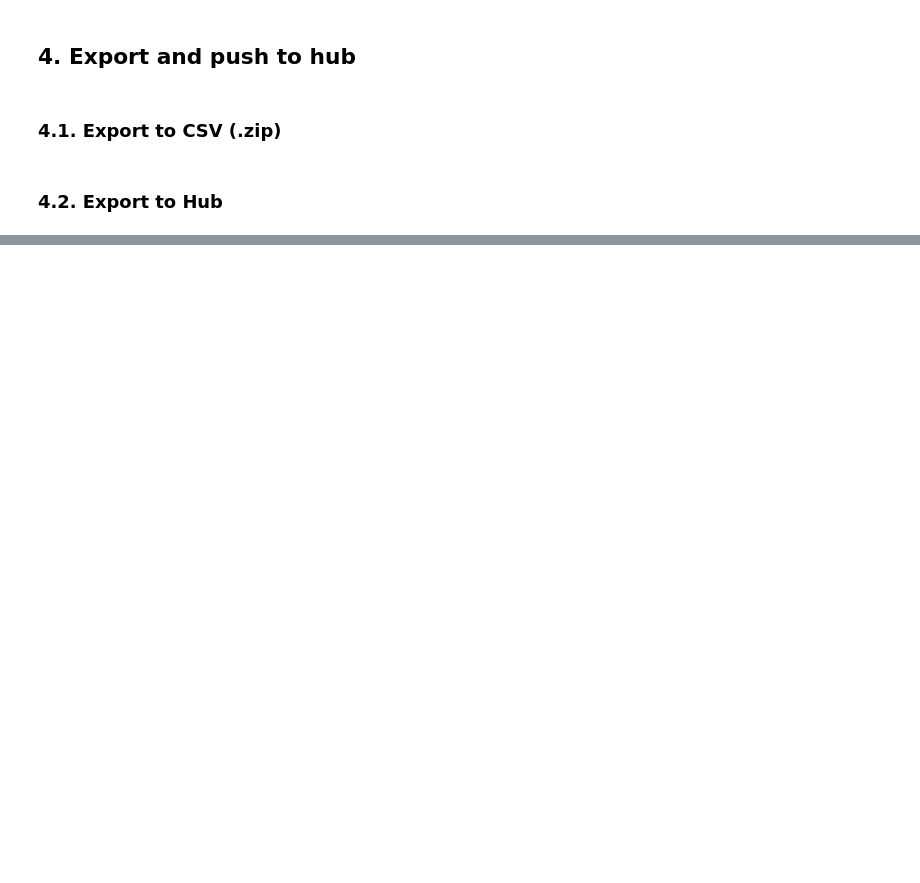
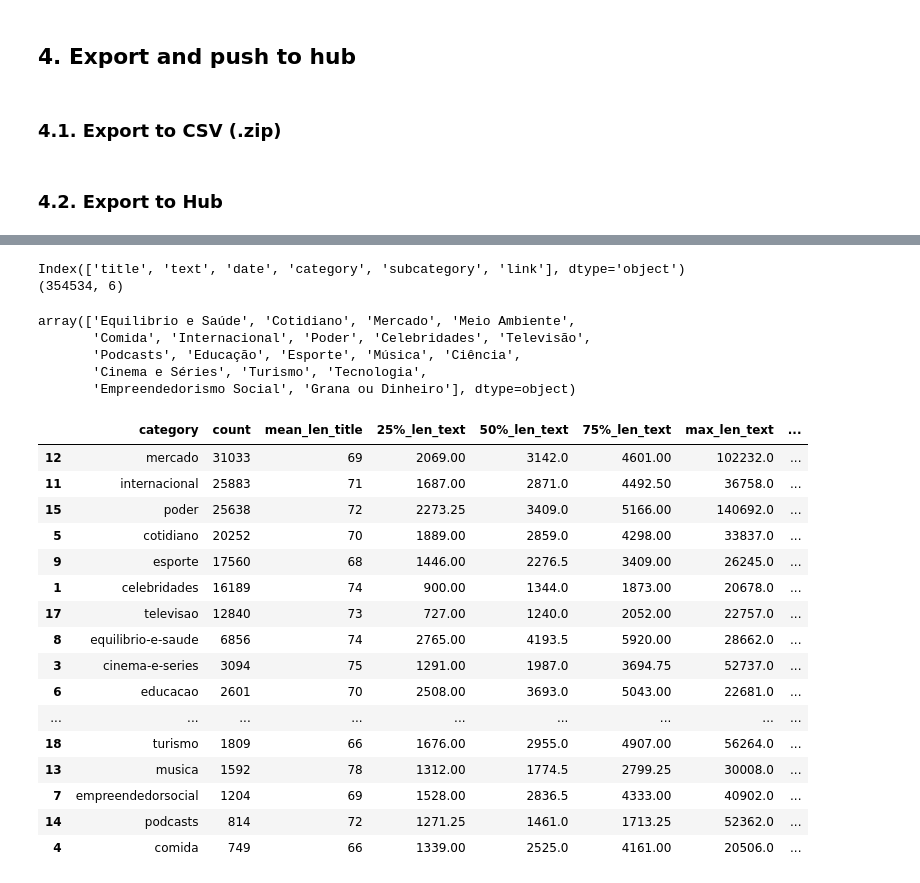
Before and after one commit to Lucas-Okamura/folha-scrapy, a Jupyter notebook: clean_data/1_clean_dataset.ipynb, the cells around one changed output, grey strips where cells are left out. Saved outputs shown, nothing was run; the diff lists cells and outputs as text; code cells hidden in the pictures; blank space fills up the shorter version.

```diff
--- a/clean_data/1_clean_dataset.ipynb
+++ b/clean_data/1_clean_dataset.ipynb
@@ -325,0 +364,61 @@ Dataset({
+# %%
+dataset_filepath = "../data/folha_2013_2023_clean_cats.zip"
+folha_filtered = pd.read_csv(dataset_filepath)
+print(folha_filtered.columns)
+print(folha_filtered.shape)
+# %% [output]
+Index(['title', 'text', 'date', 'category', 'subcategory', 'link'], dtype='object')
+(354534, 6)
+# %%
+rename_dict = {
+    'mercado':'Mercado',
+    'poder': 'Poder',
+    'internacional': 'Internacional',
+    'cotidiano': 'Cotidiano',
+    'esporte': 'Esporte',
+    'celebridades': 'Celebridades',
+    'televisao': 'Televisão',
+    'equilibrio-e-saude': 'Equilibrio e Saúde',
+    'cinema-e-series': 'Cinema e Séries',
+    'educacao': 'Educação',
+    'grana': 'Grana ou Dinheiro',
+    'ambiente': 'Meio Ambiente',
+    'tec': 'Tecnologia',
+    'ciencia': 'Ciência',
+    'turismo': 'Turismo',
+    'musica': 'Música',
+    'empreendedorsocial': 'Empreendedorismo Social',
+    'podcasts': 'Podcasts',
+    'comida': 'Comida'
+}
+
+folha_filtered['category_natural_language'] = folha_filtered['category'].map(rename_dict)
+folha_filtered['category_natural_language'].unique()
+# %% [output]
+array(['Equilibrio e Saúde', 'Cotidiano', 'Mercado', 'Meio Ambiente',
+       'Comida', 'Internacional', 'Poder', 'Celebridades', 'Televisão',
+       'Podcasts', 'Educação', 'Esporte', 'Música', 'Ciência',
+       'Cinema e Séries', 'Turismo', 'Tecnologia',
+       'Empreendedorismo Social', 'Grana ou Dinheiro'], dtype=object)
+# %%
+test = folha_filtered.sample(frac = 0.5, random_state = 42)
+metrics_test = calculate_metrics(test)
+metrics_test
+# %% [output]
+|  | category | count | mean_len_title | 25%_len_text | 50%_len_text | 75%_len_text | max_len_text | ... |
+| 12 | mercado | 31033 | 69 | 2069.00 | 3142.0 | 4601.00 | 102232.0 | ... |
+| 11 | internacional | 25883 | 71 | 1687.00 | 2871.0 | 4492.50 | 36758.0 | ... |
+| 15 | poder | 25638 | 72 | 2273.25 | 3409.0 | 5166.00 | 140692.0 | ... |
+| 5 | cotidiano | 20252 | 70 | 1889.00 | 2859.0 | 4298.00 | 33837.0 | ... |
+| 9 | esporte | 17560 | 68 | 1446.00 | 2276.5 | 3409.00 | 26245.0 | ... |
+| 1 | celebridades | 16189 | 74 | 900.00 | 1344.0 | 1873.00 | 20678.0 | ... |
+| 17 | televisao | 12840 | 73 | 727.00 | 1240.0 | 2052.00 | 22757.0 | ... |
+| 8 | equilibrio-e-saude | 6856 | 74 | 2765.00 | 4193.5 | 5920.00 | 28662.0 | ... |
+| 3 | cinema-e-series | 3094 | 75 | 1291.00 | 1987.0 | 3694.75 | 52737.0 | ... |
+| 6 | educacao | 2601 | 70 | 2508.00 | 3693.0 | 5043.00 | 22681.0 | ... |
+| ... | ... | ... | ... | ... | ... | ... | ... | ... |
+| 18 | turismo | 1809 | 66 | 1676.00 | 2955.0 | 4907.00 | 56264.0 | ... |
+| 13 | musica | 1592 | 78 | 1312.00 | 1774.5 | 2799.25 | 30008.0 | ... |
+| 7 | empreendedorsocial | 1204 | 69 | 1528.00 | 2836.5 | 4333.00 | 40902.0 | ... |
+| 14 | podcasts | 814 | 72 | 1271.25 | 1461.0 | 1713.25 | 52362.0 | ... |
+| 4 | comida | 749 | 66 | 1339.00 | 2525.0 | 4161.00 | 20506.0 | ... |
```
Also changed, not shown: parts of 15 cells of this notebook.
